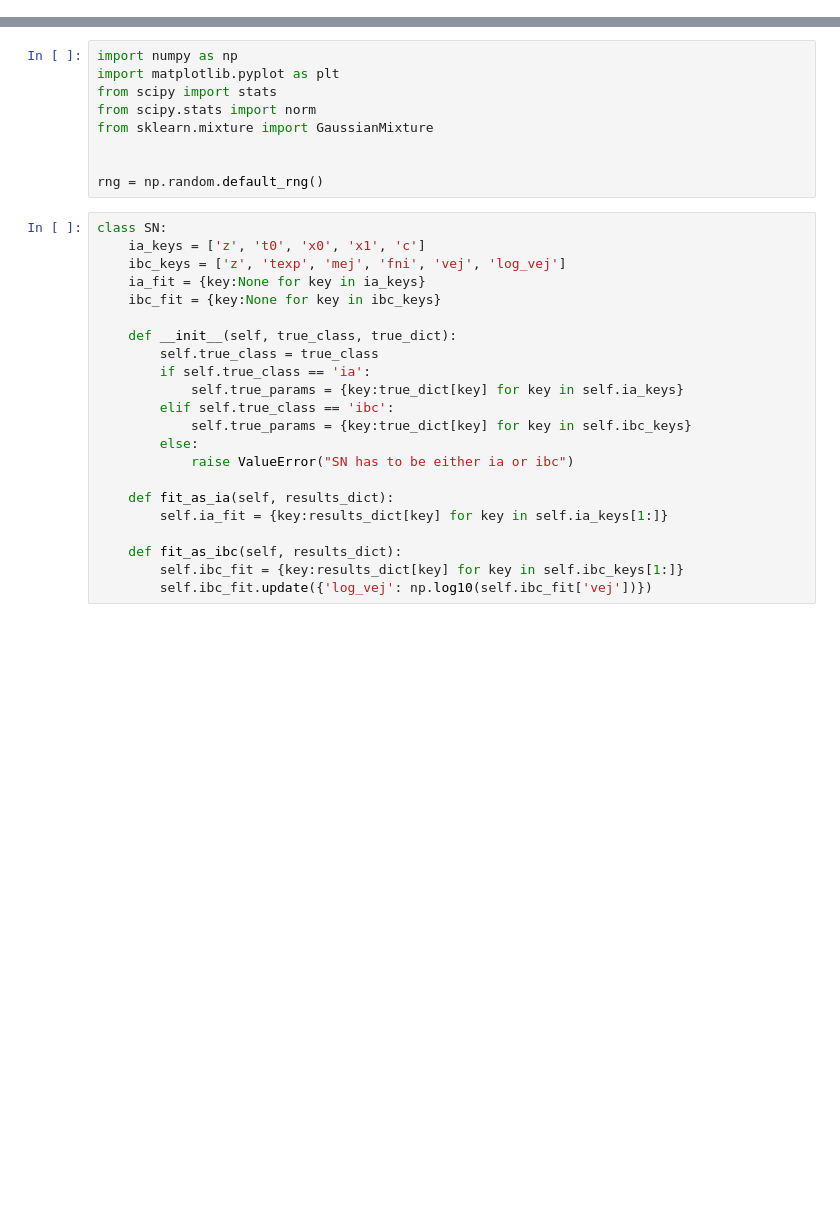
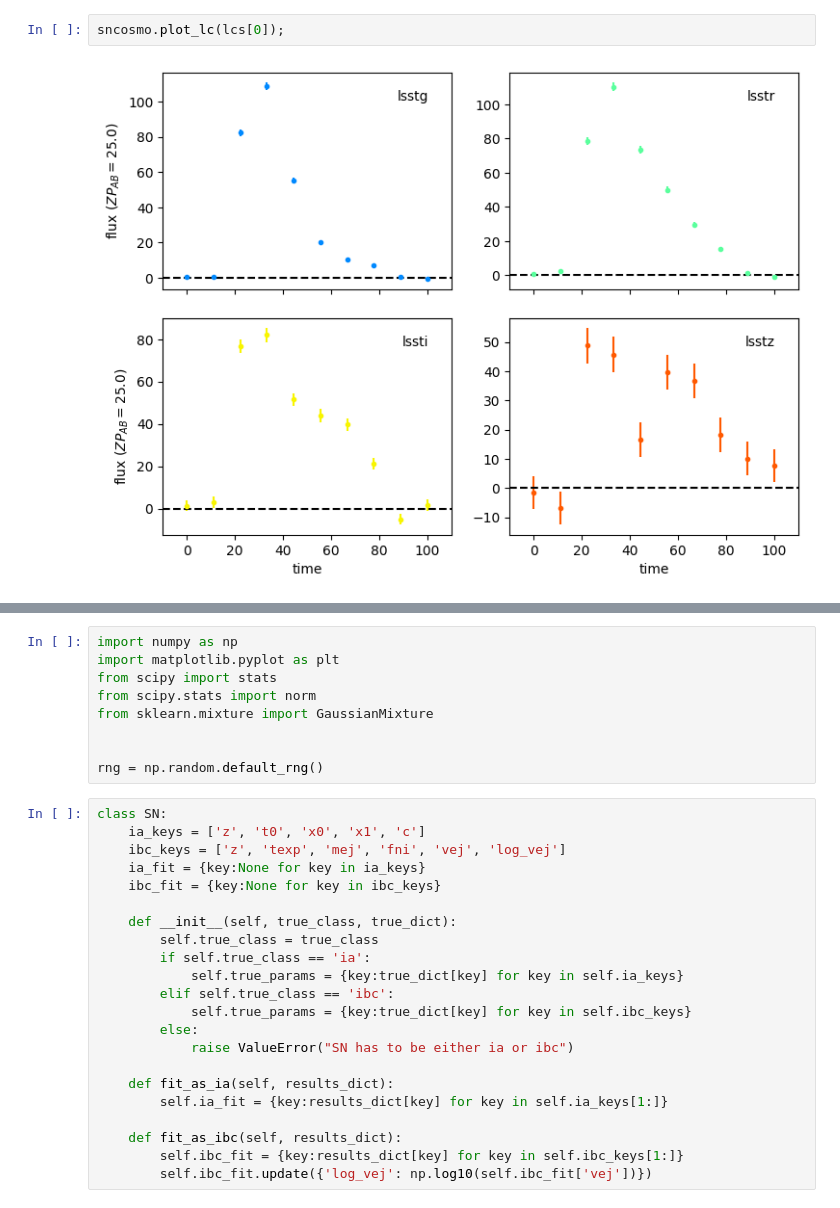
Before and after one commit to asmuzsoy/beams_ext, a Jupyter notebook: separate_parameters.ipynb, the cells around one changed output, grey strips where cells are left out. Drawn from its saved outputs; the diff is of its cells as text; blank space fills up the shorter version.

```diff
--- a/separate_parameters.ipynb
+++ b/separate_parameters.ipynb
@@ -0,0 +170,4 @@
+# %%
+sncosmo.plot_lc(lcs[0]);
+# %% [output]
+[figure, added]
```
Also changed, not shown: parts of 16 cells of this notebook, 1 other file.
